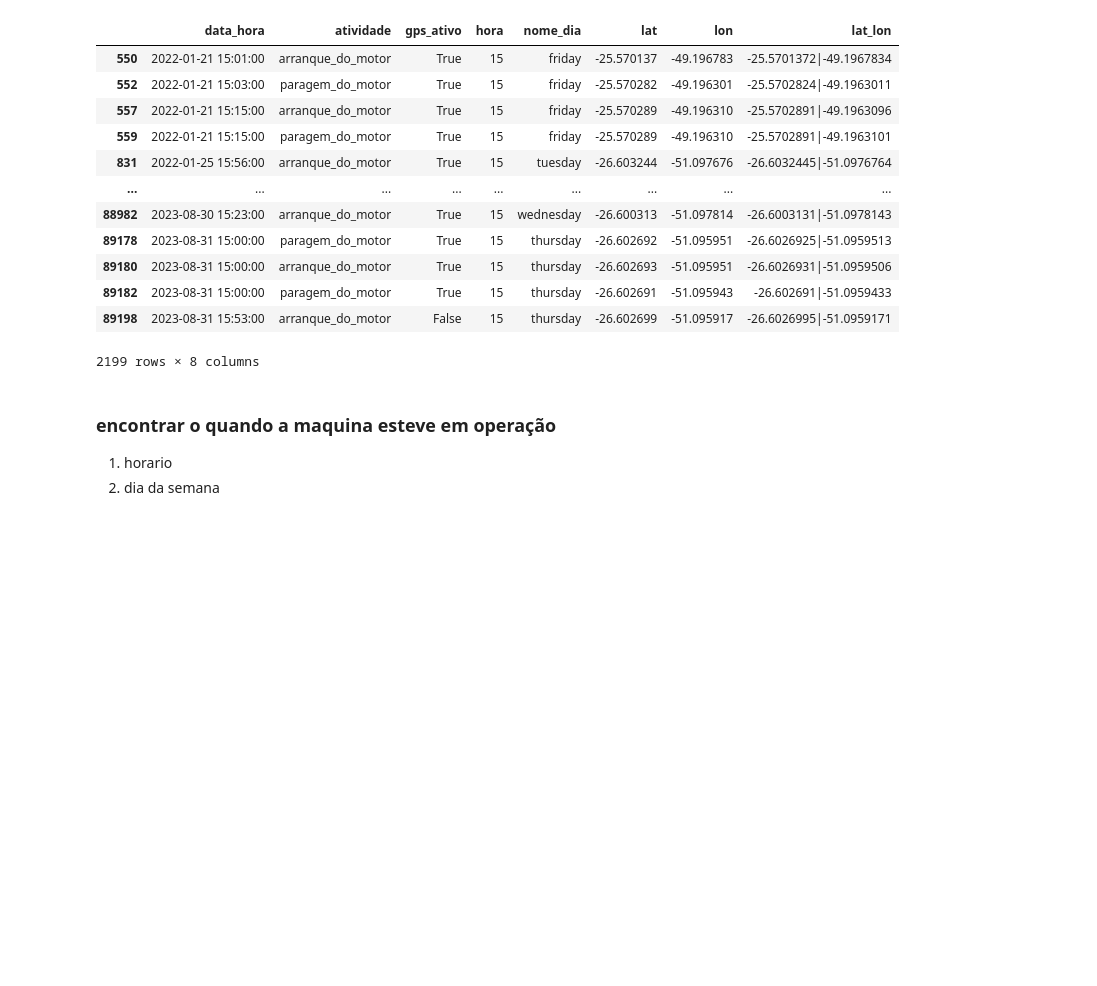
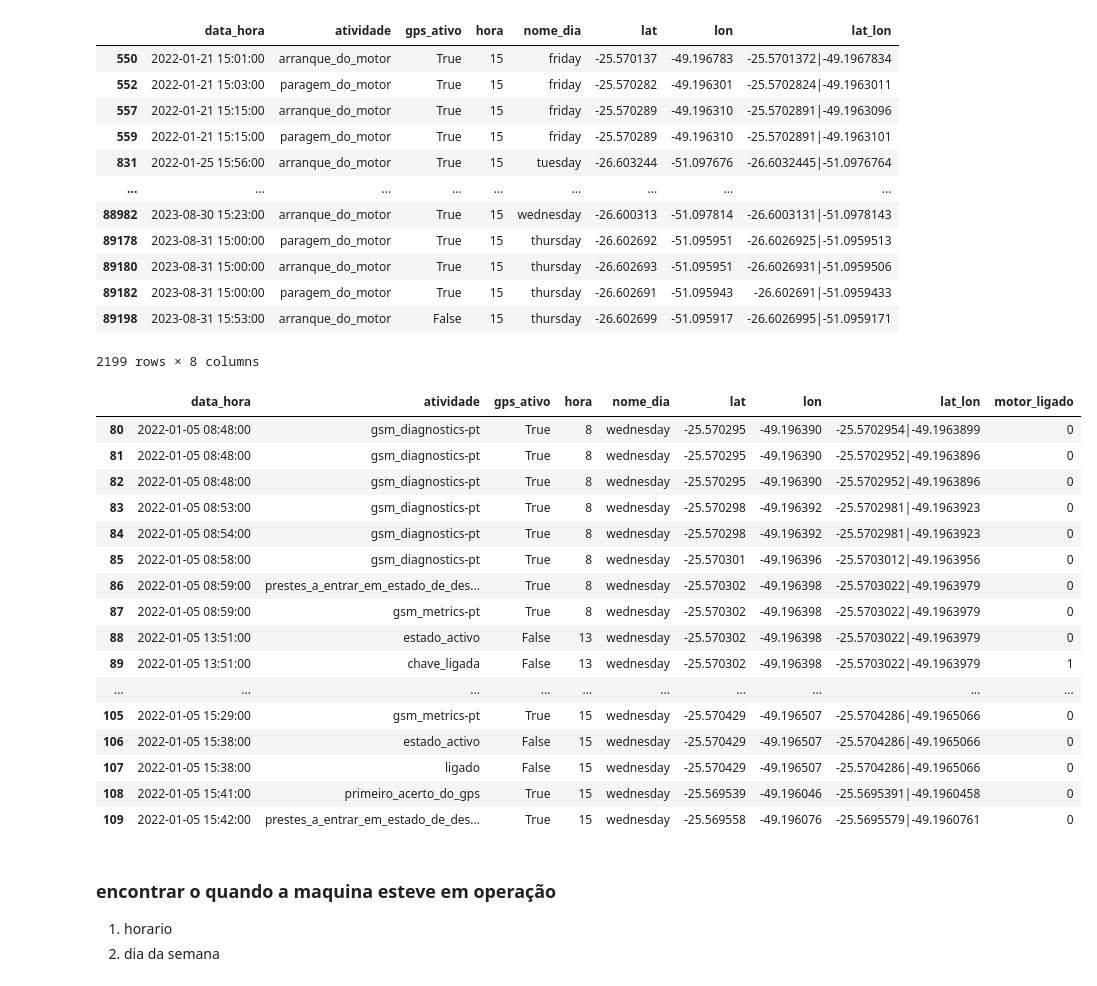
Before and after one commit to CAIOZANETTI/gps_maquina, a Jupyter notebook: etl_tabela_gps.ipynb, the cells around one changed output. Drawn from its saved outputs; the diff is of its cells as text; code cells hidden in the pictures; blank space fills up the shorter version.

```diff
--- a/etl_tabela_gps.ipynb
+++ b/etl_tabela_gps.ipynb
@@ -201,6 +201,39 @@ df1.query(consultas[3])
 | 89182 | 2023-08-31 15:00:00 | paragem_do_motor | True | 15 | thursday | -26.602691 | -51.095943 | -26.602691|-51.0959433 |
 | 89198 | 2023-08-31 15:53:00 | arranque_do_motor | False | 15 | thursday | -26.602699 | -51.095917 | -26.6026995|-51.0959171 |
 2199 rows × 8 columns
+# %%
+
+status =[]
+ligado=0
+for i,row in df1['atividade'].items():
+    if row=='chave_ligada':
+        ligado = 1
+    elif row=='chave_desligada':
+        ligado =0
+
+    status.append(ligado)
+
+df1['motor_ligado'] = status
+
+df1.query(loc[80:110]
+# %% [output]
+|  | data_hora | atividade | gps_ativo | hora | nome_dia | lat | lon | lat_lon | motor_ligado |
+| 80 | 2022-01-05 08:48:00 | gsm_diagnostics-pt | True | 8 | wednesday | -25.570295 | -49.196390 | -25.5702954|-49.1963899 | 0 |
+| 81 | 2022-01-05 08:48:00 | gsm_diagnostics-pt | True | 8 | wednesday | -25.570295 | -49.196390 | -25.5702952|-49.1963896 | 0 |
+| 82 | 2022-01-05 08:48:00 | gsm_diagnostics-pt | True | 8 | wednesday | -25.570295 | -49.196390 | -25.5702952|-49.1963896 | 0 |
+| 83 | 2022-01-05 08:53:00 | gsm_diagnostics-pt | True | 8 | wednesday | -25.570298 | -49.196392 | -25.5702981|-49.1963923 | 0 |
+| 84 | 2022-01-05 08:54:00 | gsm_diagnostics-pt | True | 8 | wednesday | -25.570298 | -49.196392 | -25.5702981|-49.1963923 | 0 |
+| 85 | 2022-01-05 08:58:00 | gsm_diagnostics-pt | True | 8 | wednesday | -25.570301 | -49.196396 | -25.5703012|-49.1963956 | 0 |
+| 86 | 2022-01-05 08:59:00 | prestes_a_entrar_em_estado_de_des... | True | 8 | wednesday | -25.570302 | -49.196398 | -25.5703022|-49.1963979 | 0 |
+| 87 | 2022-01-05 08:59:00 | gsm_metrics-pt | True | 8 | wednesday | -25.570302 | -49.196398 | -25.5703022|-49.1963979 | 0 |
+| 88 | 2022-01-05 13:51:00 | estado_activo | False | 13 | wednesday | -25.570302 | -49.196398 | -25.5703022|-49.1963979 | 0 |
+| 89 | 2022-01-05 13:51:00 | chave_ligada | False | 13 | wednesday | -25.570302 | -49.196398 | -25.5703022|-49.1963979 | 1 |
+| ... | ... | ... | ... | ... | ... | ... | ... | ... | ... |
+| 105 | 2022-01-05 15:29:00 | gsm_metrics-pt | True | 15 | wednesday | -25.570429 | -49.196507 | -25.5704286|-49.1965066 | 0 |
+| 106 | 2022-01-05 15:38:00 | estado_activo | False | 15 | wednesday | -25.570429 | -49.196507 | -25.5704286|-49.1965066 | 0 |
+| 107 | 2022-01-05 15:38:00 | ligado | False | 15 | wednesday | -25.570429 | -49.196507 | -25.5704286|-49.1965066 | 0 |
+| 108 | 2022-01-05 15:41:00 | primeiro_acerto_do_gps | True | 15 | wednesday | -25.569539 | -49.196046 | -25.5695391|-49.1960458 | 0 |
+| 109 | 2022-01-05 15:42:00 | prestes_a_entrar_em_estado_de_des... | True | 15 | wednesday | -25.569558 | -49.196076 | -25.5695579|-49.1960761 | 0 |
 # %% [markdown]
 ### encontrar o quando a maquina esteve em operação
 1. horario
```
Also changed, not shown: 1 other file.
